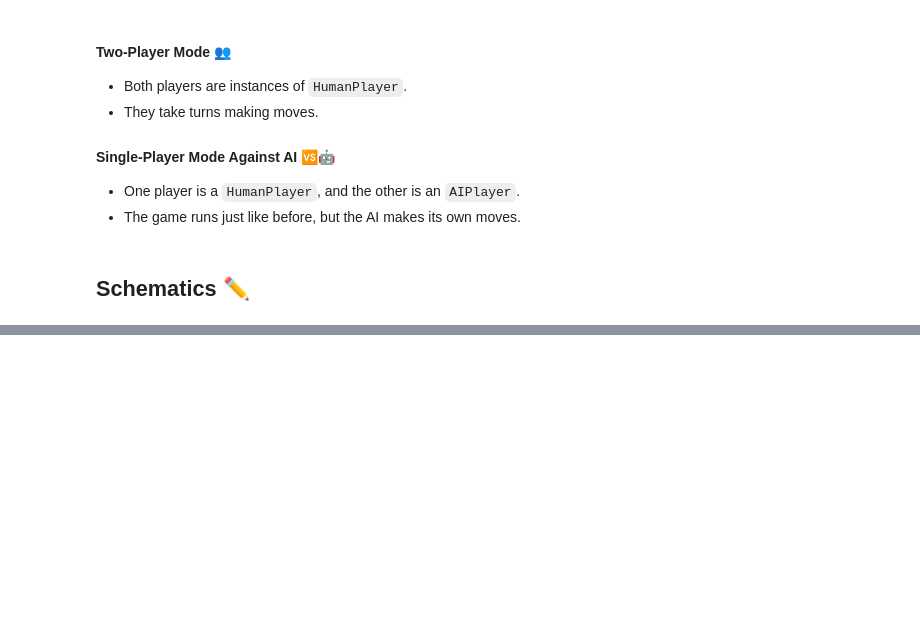
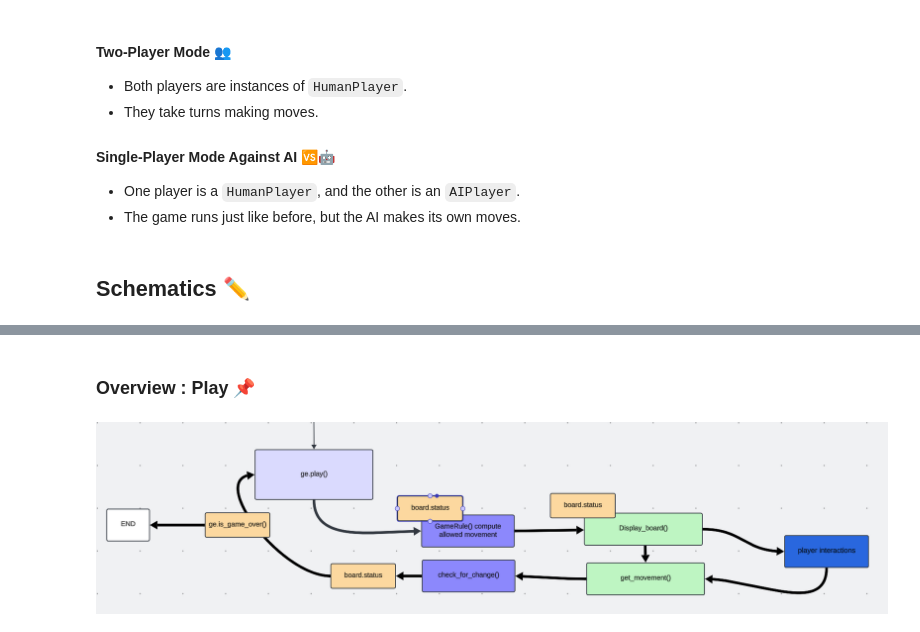
Before and after one commit to ManuLabricole/CdnOthello, a Jupyter notebook: othello_tutorial.ipynb, the cells around one changed output, grey strips where cells are left out. Drawn from its saved outputs; the diff is of its cells as text; code cells hidden in the pictures; blank space fills up the shorter version.

```diff
--- a/othello_tutorial.ipynb
+++ b/othello_tutorial.ipynb
@@ -216,0 +229,7 @@ By keeping our game logic separate from the UI, we can:
+# %% [markdown]
+### Overview : Play 📌
+# %%
+from IPython.display import Image
+Image(filename="assets/play_turn.png")
+# %% [output]
+[figure, added]
```
Also changed, not shown: parts of 8 cells of this notebook.
